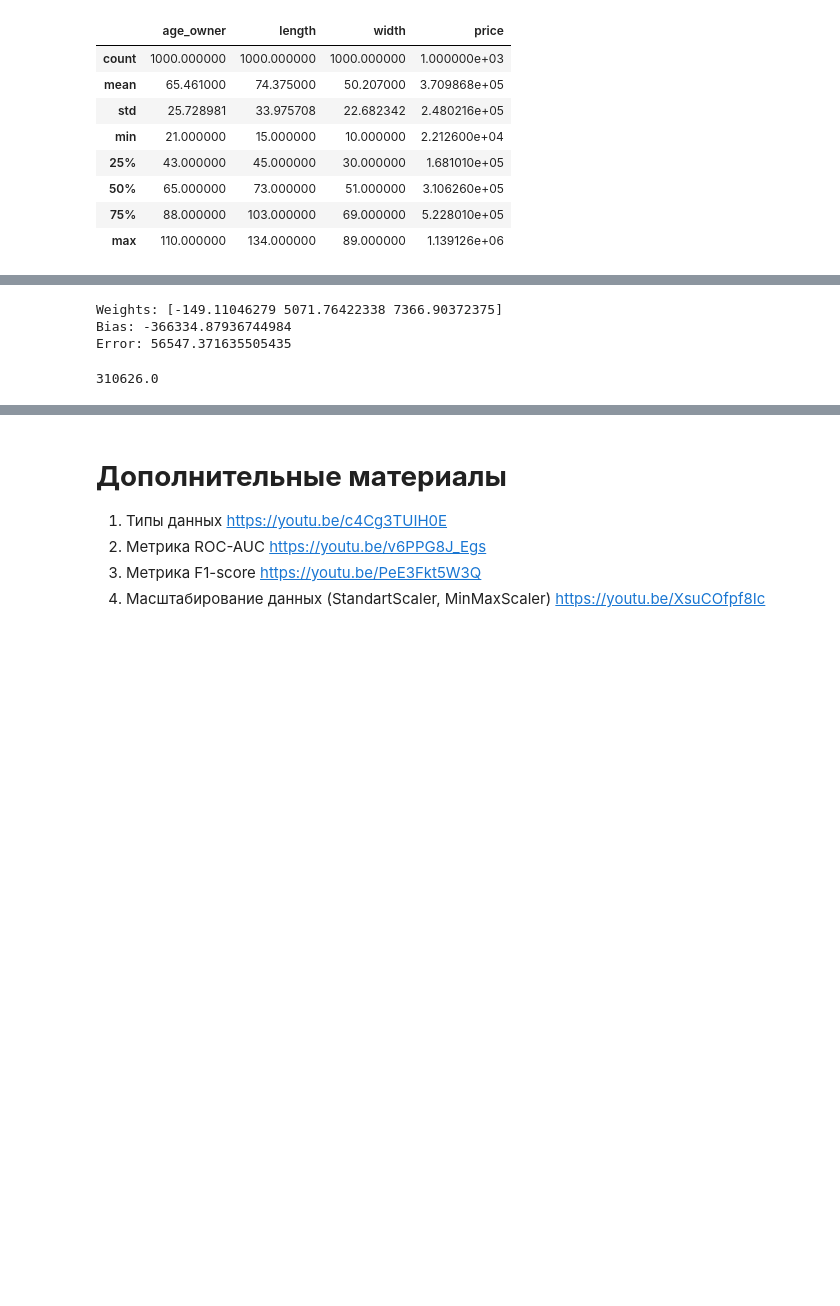
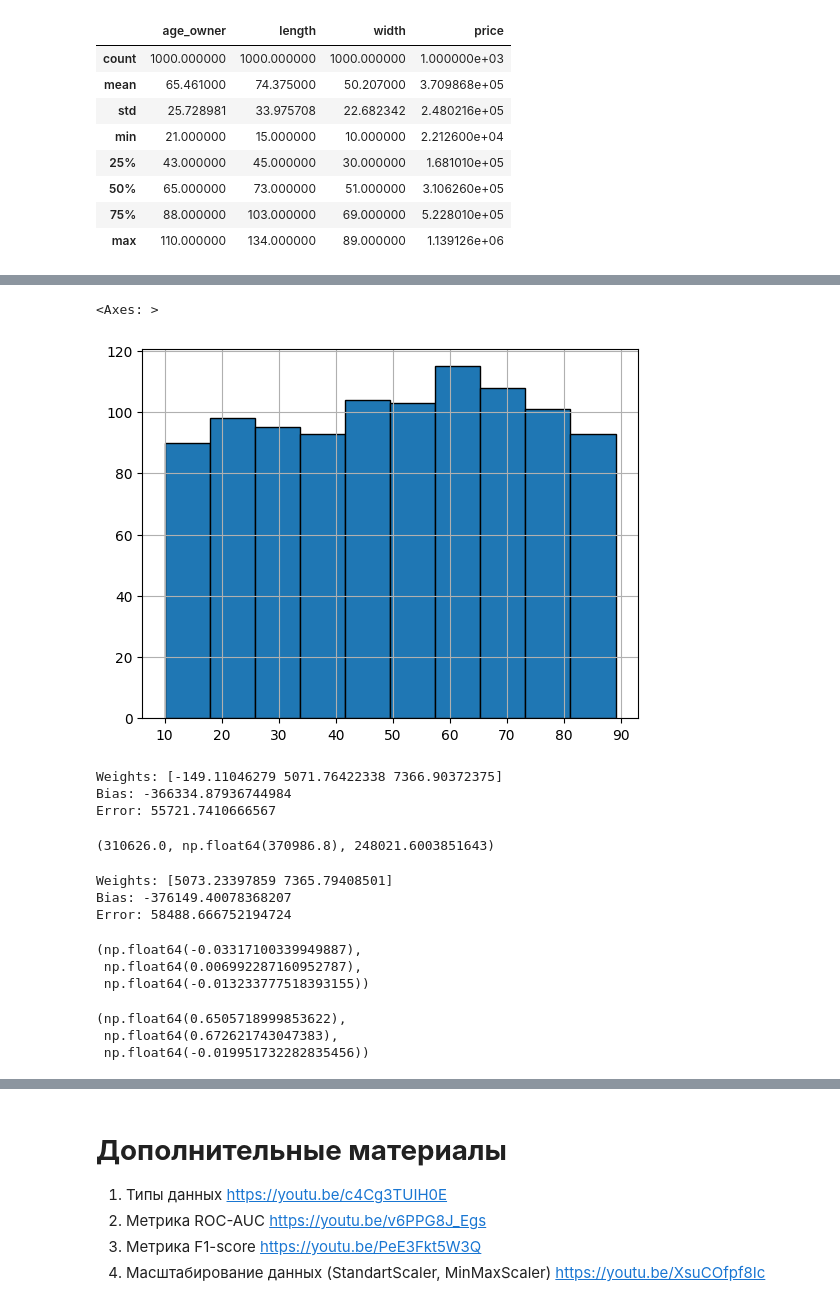
Before and after one commit to BirukovAlex/neto_Python, a Jupyter notebook: Проблема_качества_данных.ipynb, the cells around one changed output, grey strips where cells are left out. Cells and saved outputs as stored; diff of their text form; code cells hidden in the pictures; blank space fills up the shorter version.

```diff
--- a/Проблема_качества_данных.ipynb
+++ b/Проблема_качества_данных.ipynb
@@ -78,0 +95,5 @@ Name: length, Length: 120, dtype: int64
+# %%
+data['width'].hist(bins=10,edgecolor='black')
+# %% [output]
+<Axes: >
+[figure, added]
@@ -81,19 +104,47 @@ from sklearn.metrics import mean_absolute_error
 
 X = data[['age_owner', 'length', 'width']]
 y = data['price']
-
+X_train, X_test, y_train, y_test = train_test_split(X, y, test_size=0.25)
 
 reg = LinearRegression().fit(X, y)
 print('Weights: {}'.format(reg.coef_))
 print('Bias: {}'.format(reg.intercept_))
 
-pred_values = reg.predict(data[['age_owner', 'length', 'width']])
-print('Error: {}'.format(mean_absolute_error(pred_values, y)))
+pred_values = reg.predict(X_test)
+print('Error: {}'.format(mean_absolute_error(pred_values, y_test)))
 # %% [output]
 Weights: [-149.11046279 5071.76422338 7366.90372375]
 Bias: -366334.87936744984
-Error: 56547.371635505435
+Error: 55721.7410666567
 # %%
-y.median()
+y.median(), y.mean(), y.std()
 # %% [output]
-310626.0
+(310626.0, np.float64(370986.8), 248021.6003851643)
+# %%
+X = data[['length', 'width']]  # исключаем из обучения возраст продавца, как несвязанный. по-хорошему бы проверить линейную взаимосвязь сначала
+y = data['price']
+X_train, X_test, y_train, y_test = train_test_split(X, y, test_size=0.25)
+
+reg = LinearRegression().fit(X, y)
+print('Weights: {}'.format(reg.coef_))
+print('Bias: {}'.format(reg.intercept_))
+
+pred_values = reg.predict(X_test)
+print('Error: {}'.format(mean_absolute_error(pred_values, y_test)))
+# %% [output]
+Weights: [5073.23397859 7365.79408501]
+Bias: -376149.40078368207
+Error: 58488.666752194724
+# %%
+#смотрим на корреляции
+data.length.corr(data.width), data.age_owner.corr(data.width), data.age_owner.corr(data.length)
+# %% [output]
+(np.float64(-0.03317100339949887),
+ np.float64(0.006992287160952787),
+ np.float64(-0.013233777518393155))
+# %%
+data.price.corr(data.width), data.price.corr(data.length), data.price.corr(data.age_owner)
+# %% [output]
+(np.float64(0.6505718999853622),
+ np.float64(0.672621743047383),
+ np.float64(-0.019951732282835456))
```
Also changed, not shown: parts of 14 cells of this notebook.
